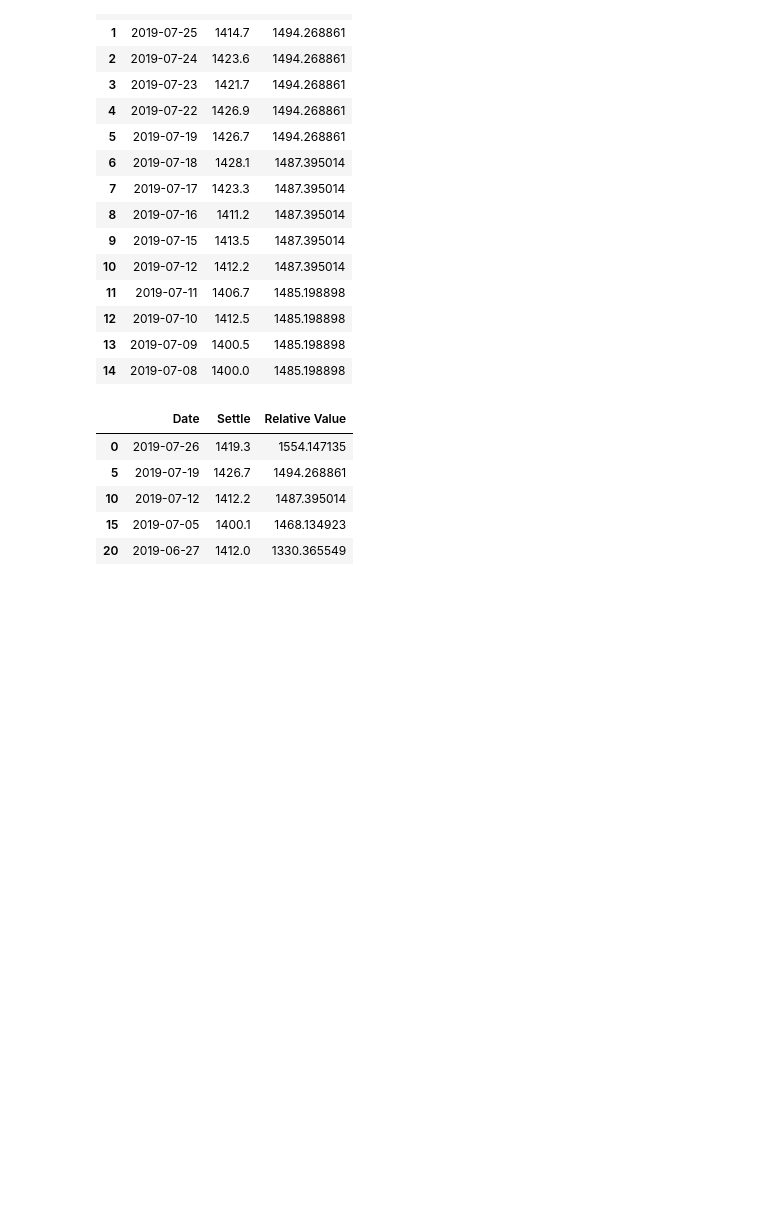
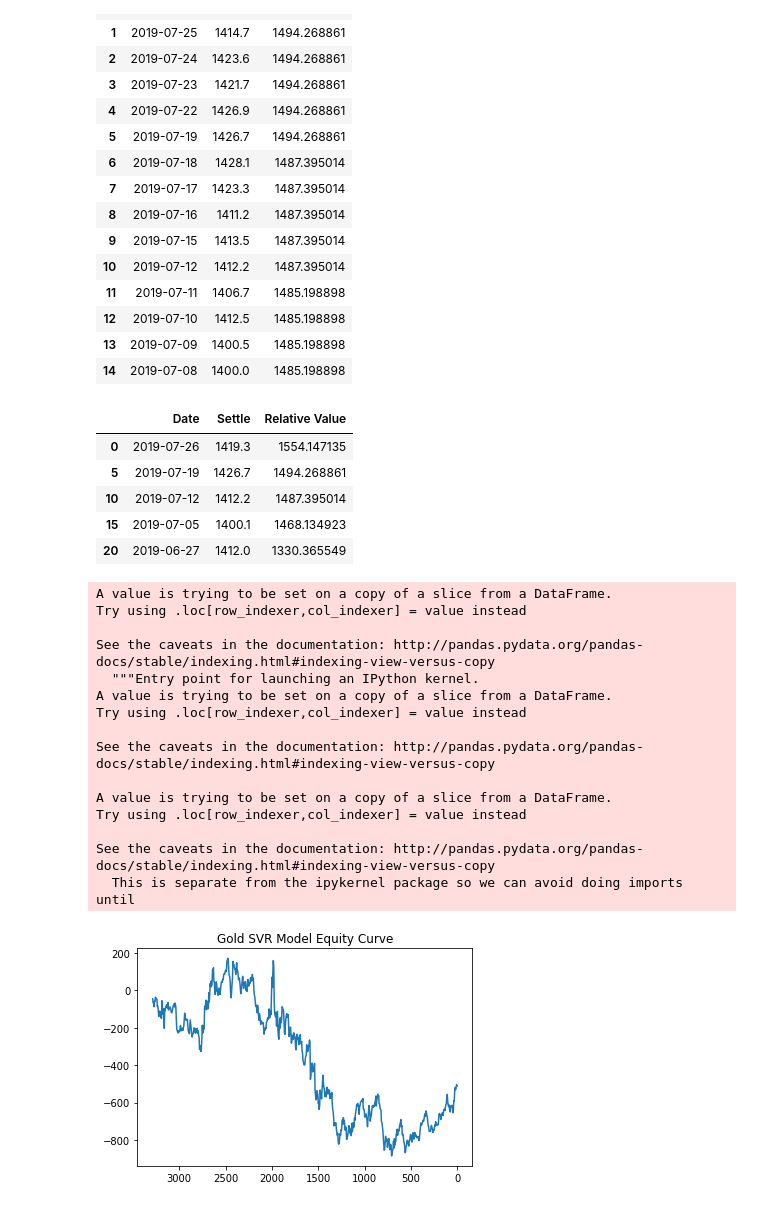
Before and after one commit to CaptainPica/Precious_Metals_Trading, a Jupyter notebook: notebooks/Gold SVR Models.ipynb, the cells around one changed output. Drawn from its saved outputs; the diff is of its cells as text; code cells hidden in the pictures; blank space fills up the shorter version.

```diff
--- a/notebooks/Gold SVR Models.ipynb
+++ b/notebooks/Gold SVR Models.ipynb
@@ -175,3 +178,33 @@ weekly.head()
 | 10 | 2019-07-12 | 1412.2 | 1487.395014 |
 | 15 | 2019-07-05 | 1400.1 | 1468.134923 |
 | 20 | 2019-06-27 | 1412.0 | 1330.365549 |
+# %%
+weekly['Settle Delta'] = weekly['Settle'].diff(+1)
+weekly['Settle Delta'] = weekly['Settle Delta'].apply(lambda x:x*-1)
+weekly['Rel Val Delta'] = weekly['Relative Value'].diff(-1)
+
+Signal = np.sign(weekly['Rel Val Delta'])
+weekly2 = pd.concat([weekly, pd.DataFrame(Signal)], axis=1)
+weekly2.columns = ['Date', 'Settle', 'Relative Value', 'Settle Delta', 'Rel Val Delta', 'Signal']
+
+weekly2['Profit'] = weekly2['Settle Delta']*weekly2['Signal']
+weekly2['EC'] = weekly2.Profit[::-1].cumsum()
+ax = weekly2['EC'].plot(title='Gold SVR Model Equity Curve')
+ax.invert_xaxis()
+# %% [output]
+A value is trying to be set on a copy of a slice from a DataFrame.
+Try using .loc[row_indexer,col_indexer] = value instead
+
+See the caveats in the documentation: http://pandas.pydata.org/pandas-docs/stable/indexing.html#indexing-view-versus-copy
+  """Entry point for launching an IPython kernel.
+A value is trying to be set on a copy of a slice from a DataFrame.
+Try using .loc[row_indexer,col_indexer] = value instead
+
+See the caveats in the documentation: http://pandas.pydata.org/pandas-docs/stable/indexing.html#indexing-view-versus-copy
+
+A value is trying to be set on a copy of a slice from a DataFrame.
+Try using .loc[row_indexer,col_indexer] = value instead
+
+See the caveats in the documentation: http://pandas.pydata.org/pandas-docs/stable/indexing.html#indexing-view-versus-copy
+  This is separate from the ipykernel package so we can avoid doing imports until
+[figure, added]
```
Also changed, not shown: parts of 2 cells of this notebook, 4 other files.
